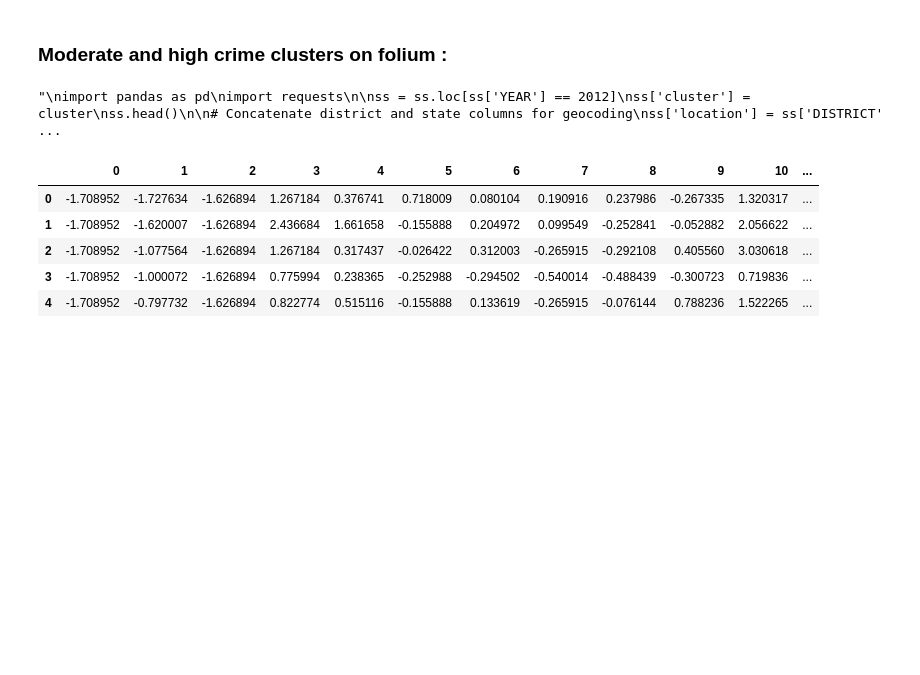
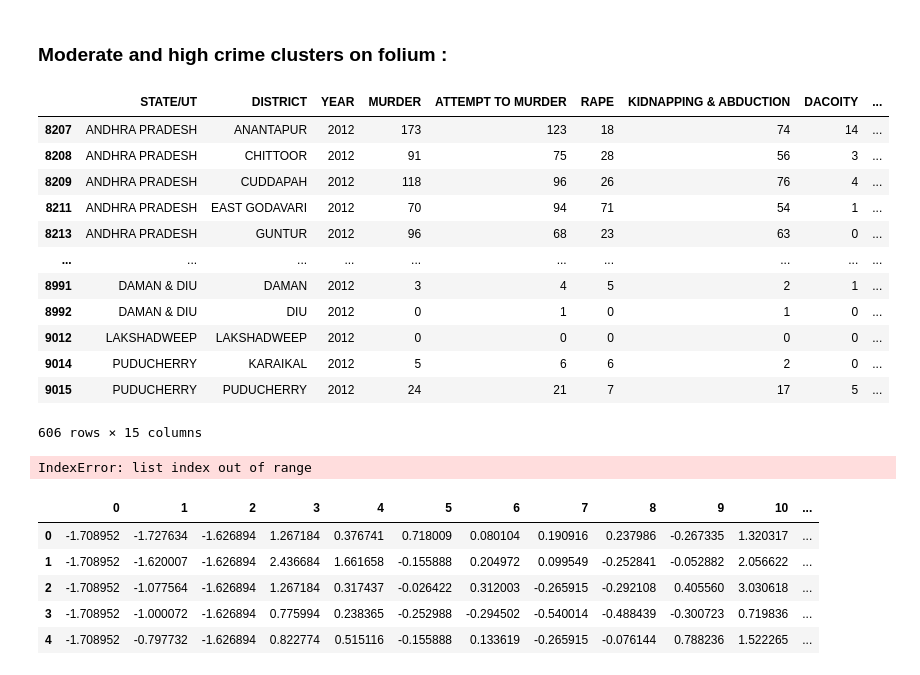
Before and after one commit to Mubeen-Zaki/Crime_Analysis, a Jupyter notebook: Prediction/prediction.ipynb, the cells around one changed output. Cells and saved outputs as stored; diff of their text form; code cells hidden in the pictures; blank space fills up the shorter version.

```diff
--- a/Prediction/prediction.ipynb
+++ b/Prediction/prediction.ipynb
@@ -232,16 +263,11 @@ fig.show()
 # %% [markdown]
 ### Moderate and high crime clusters on folium :
 # %%
-'''
 import pandas as pd
 import requests
-
-ss = ss.loc[ss['YEAR'] == 2012]
-ss['cluster'] = cluster
-ss.head()
-
+df = df.loc[df['YEAR'] == 2012].loc[df["cluster"]==3]
 # Concatenate district and state columns for geocoding
-ss['location'] = ss['DISTRICT'] + ', ' + ss['STATE/UT'] + ', ' + 'INDIA'
+df['location'] = df['DISTRICT'] + ', ' + df['STATE/UT'] + ', ' + 'INDIA'
 
 # Define the geocoding API endpoint
 url = 'https://nominatim.openstreetmap.org/search'
@@ -250,7 +276,7 @@ url = 'https://nominatim.openstreetmap.org/search'
 headers = {'User-Agent': 'crime-analysis'}
 
 # Loop through each location and make an API request to get the latitude and longitude
-for i, row in ss.iterrows():
+for i, row in df.iterrows():
     location = row['location']
     params = {'q': location, 'format': 'json'}
     response = requests.get(url, params=params, headers=headers)
@@ -259,8 +285,21 @@ for i, row in ss.iterrows():
         if len(result) > 0:
             lat = result[0]['lat']
             lon = result[0]['lon']
-            ss.at[i, 'latitude'] = lat
-            ss.at[i, 'longitude'] = lon
-'''
+            df.at[i, 'latitude'] = lat
+            df.at[i, 'longitude'] = lon
-# %% [output]
-"\nimport pandas as pd\nimport requests\n\nss = ss.loc[ss['YEAR'] == 2012]\nss['cluster'] = cluster\nss.head()\n\n# Concatenate district and state columns for geocoding\nss['location'] = ss['DISTRICT' ...
+# %%
+df.dropna()
+# %% [output]
+|  | STATE/UT | DISTRICT | YEAR | MURDER | ATTEMPT TO MURDER | RAPE | KIDNAPPING & ABDUCTION | DACOITY | ... |
+| 8207 | ANDHRA PRADESH | ANANTAPUR | 2012 | 173 | 123 | 18 | 74 | 14 | ... |
+| 8208 | ANDHRA PRADESH | CHITTOOR | 2012 | 91 | 75 | 28 | 56 | 3 | ... |
+| 8209 | ANDHRA PRADESH | CUDDAPAH | 2012 | 118 | 96 | 26 | 76 | 4 | ... |
+| 8211 | ANDHRA PRADESH | EAST GODAVARI | 2012 | 70 | 94 | 71 | 54 | 1 | ... |
+| 8213 | ANDHRA PRADESH | GUNTUR | 2012 | 96 | 68 | 23 | 63 | 0 | ... |
+| ... | ... | ... | ... | ... | ... | ... | ... | ... | ... |
+| 8991 | DAMAN & DIU | DAMAN | 2012 | 3 | 4 | 5 | 2 | 1 | ... |
+| 8992 | DAMAN & DIU | DIU | 2012 | 0 | 1 | 0 | 1 | 0 | ... |
+| 9012 | LAKSHADWEEP | LAKSHADWEEP | 2012 | 0 | 0 | 0 | 0 | 0 | ... |
+| 9014 | PUDUCHERRY | KARAIKAL | 2012 | 5 | 6 | 6 | 2 | 0 | ... |
+| 9015 | PUDUCHERRY | PUDUCHERRY | 2012 | 24 | 21 | 7 | 17 | 5 | ... |
+606 rows × 15 columns
@@ -267,2 +308,27 @@ for i, row in ss.iterrows():
+# %%
+# For the leftover Nan values :
+df = pd.read_csv("F:\\Final Year Project\\Prediction\\clusters_folium3.csv")
+nan_mask = df.isna()
+nan_rows = df[nan_mask.any(axis=1)]
+
+# Using geocoder:
+import opencage.geocoder
+
+# Set up the OpenCage Geocoder API credentials
+key = '0c40a32d49f14fbdbfebd9cf39871b0d' # Replace YOUR_API_KEY with your actual API key
+geocoder = opencage.geocoder.OpenCageGeocode(key)
+
+
+for i, row in df[nan_mask.any(axis=1)].iterrows():
+    location = row['location']
+    results = geocoder.geocode(location)
+    lat = results[0]['geometry']['lat']
+    lng = results[0]['geometry']['lng']
+    df.at[i, 'latitude'] = lat
+    df.at[i, 'longitude'] = lng
+
+df.to_csv("clusters_folium3.csv")
+# %% [output]
+IndexError: list index out of range
 # %%
 import folium
```
Also changed, not shown: parts of 12 cells of this notebook, 7 other files.
